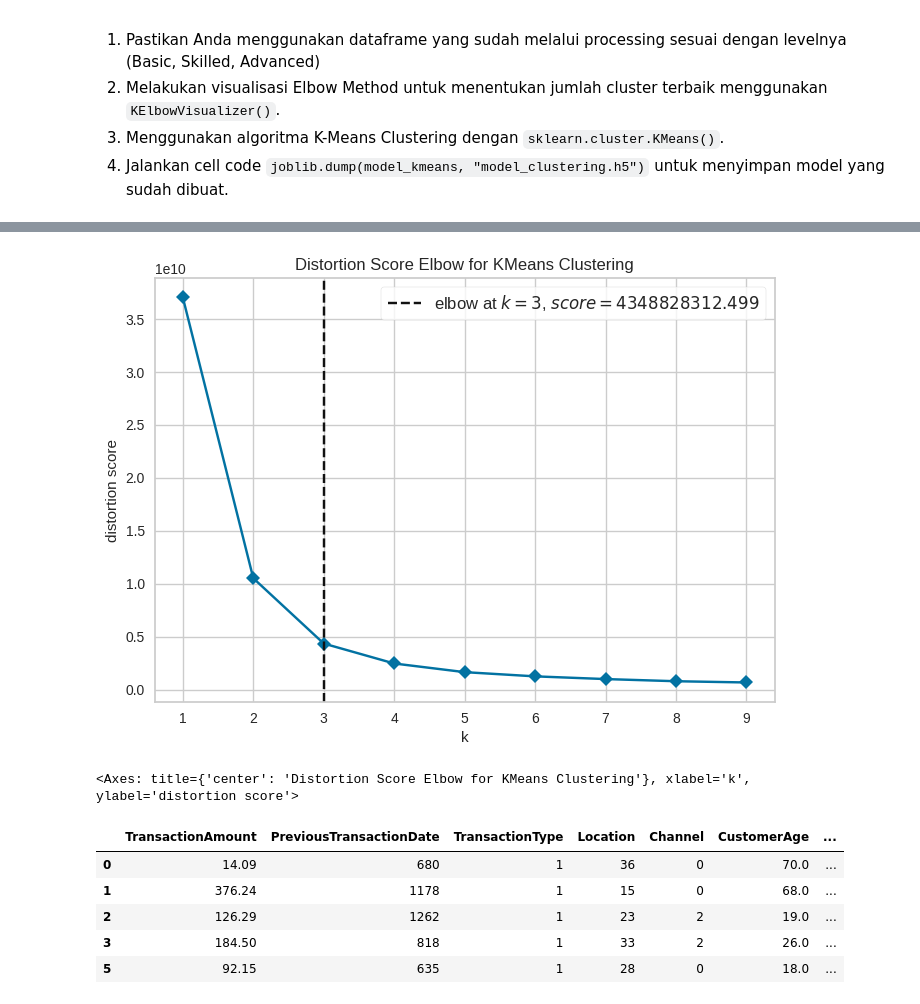
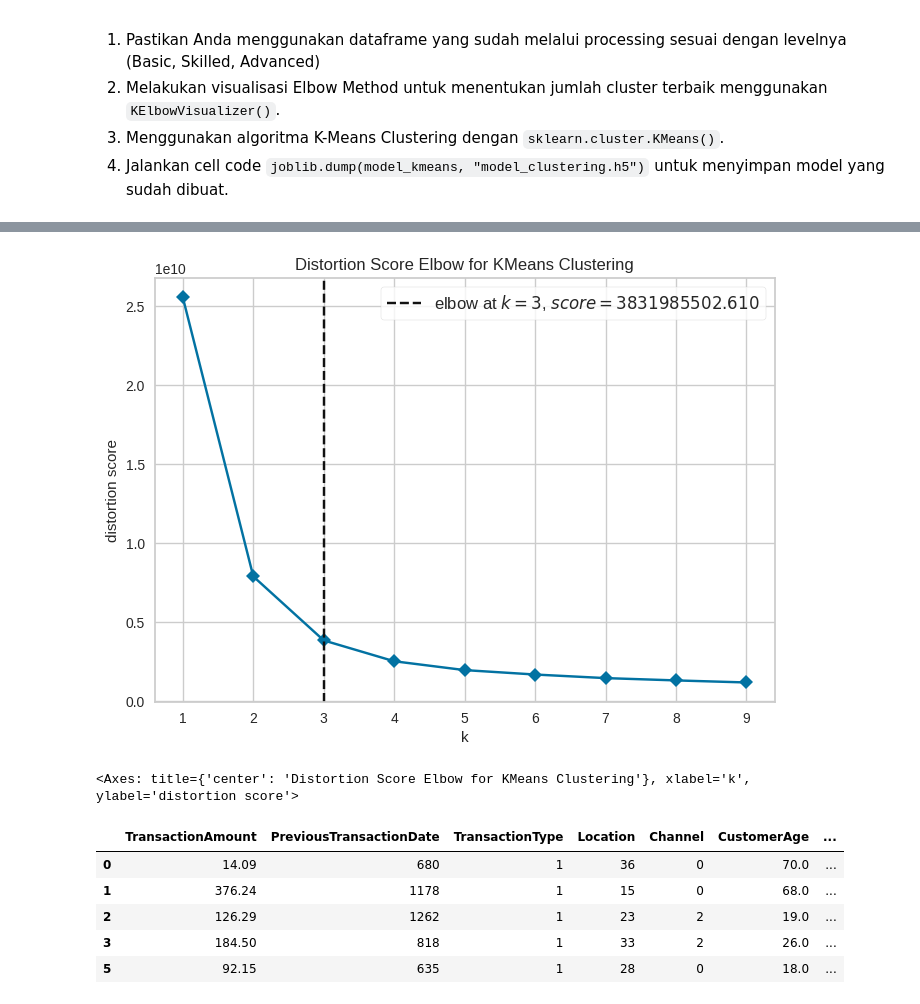
Before and after one commit to Hijaan/Dicoding_HIjaan, a Jupyter notebook: [Clustering]_Submission_Akhir_BMLP_Hasbi.ipynb, the cells around one changed output, grey strips where cells are left out. Drawn from its saved outputs; the diff is of its cells as text; code cells hidden in the pictures.

```diff
--- a/[Clustering]_Submission_Akhir_BMLP_Hasbi.ipynb
+++ b/[Clustering]_Submission_Akhir_BMLP_Hasbi.ipynb
@@ -262,17 +266,32 @@ df.columns.tolist()
 **Biarkan kosong jika tidak menerapkan kriteria skilled**
 # %%
 # Menangani data yang hilang (bisa menggunakan dropna() atau metode imputasi fillna()).
-df.dropna(inplace=True)
+df_nna = df.dropna()
 # %%
 # Menghapus data duplikat menggunakan drop_duplicates().
-df.drop_duplicates(inplace=True)
+df_raw = df_nna.drop_duplicates()
 # %% [markdown]
 (Opsional) Pembersihan dan Pra Pemrosesan Data [Advanced]
 
 **Biarkan kosong jika tidak menerapkan kriteria advanced**
 # %%
 # Melakukan Handling Outlier Data berdasarkan jumlah outlier, apakah menggunakan metode drop atau mengisi nilai tersebut.
-Q1 = df.quantile(0.25)
-Q3 = df.quantile(0.75)
+numerical_df_raw = df_raw.select_dtypes(include=['float64', 'int64'])
+
+Q1 = numerical_df_raw.quantile(0.25)
+Q3 = numerical_df_raw.quantile(0.75)
 IQR = Q3 - Q1
-df_clean = df[((df < (Q1 - 1.5 * IQR)) |(df > (Q3 + 1.5 * IQR))).any(axis=1)]
+
+# Identify outliers in the numerical columns
+outlier_condition = ((numerical_df_raw < (Q1 - 1.5 * IQR)) | (numerical_df_raw > (Q3 + 1.5 * IQR))).any(axis=1)
+
+# Filter df_raw to get data without outliers in numerical columns and create a copy
+df_clean = df_raw[~outlier_condition].copy()
+
+# Display the shape before and after outlier removal to see how many rows were removed
+print(f"Shape before outlier removal: {df_raw.shape}")
+print(f"Shape after outlier removal: {df_clean.shape}")
+
+# You can also display the head of the cleaned dataframe
+# display(df_clean.head())
+df_clean.head()
@@ -283,14 +311,14 @@ df_clean = df[((df < (Q1 - 1.5 * IQR)) |(df > (Q3 + 1.5 * IQR))).any(axis=1)]
 # Pastikan kamu mengerjakan tahapan ini pada satu cell.
 age_bins = [0, 25, 40, 60, 100]
 age_labels = ['Remaja', 'Dewasa', 'Separuh Baya', 'Lanjut Usia']
-df['CustomerAge_binned'] = pd.cut(df['CustomerAge'], bins=age_bins, labels=age_labels, right=False)
+df_clean['CustomerAge_binned'] = pd.cut(df_clean['CustomerAge'], bins=age_bins, labels=age_labels, right=False)
 
 amount_bins = [0, 100, 500, 1000, 2000]
 amount_labels = ['Rendah', 'Menengah ', 'Tinggi', 'Sangat Tinggi']
-df['TransactionAmount_binned'] = pd.cut(df['TransactionAmount'], bins=amount_bins, labels=amount_labels, right=False)
+df_clean['TransactionAmount_binned'] = pd.cut(df['TransactionAmount'], bins=amount_bins, labels=amount_labels, right=False)
 
 # Display the head of the dataframe with new binned and encoded columns
-display(df[['CustomerAge', 'CustomerAge_binned',
+display(df_clean[['CustomerAge', 'CustomerAge_binned',
             'TransactionAmount', 'TransactionAmount_binned']])
 # %% [output]
 |  | CustomerAge | CustomerAge_binned | TransactionAmount | TransactionAmount_binned |
@@ -332,13 +360,15 @@ df.describe()
 # %%
 # Melakukan visualisasi Elbow Method menggunakan KElbowVisualizer()
-numerical_df_cleaned = numerical_df.dropna()
+# Handle missing values in numerical_df before fitting
+numerical_df_cleaned = df_clean.select_dtypes(include=['float64', 'int64'])
+
 
 kmeans = KMeans(random_state=42, n_init=10) # Added random_state for reproducibility and n_init for clarity
 visualizer = KElbowVisualizer(kmeans, k=(1,10), timings=False)
 visualizer.fit(numerical_df_cleaned)
 visualizer.show()
 # %% [output]
-[figure, old version]
+[figure, new version]
 <Axes: title={'center': 'Distortion Score Elbow for KMeans Clustering'}, xlabel='k', ylabel='distortion score'>
 # %%
 # Menggunakan algoritma K-Means Clustering
```
Also changed, not shown: parts of 16 cells of this notebook.
